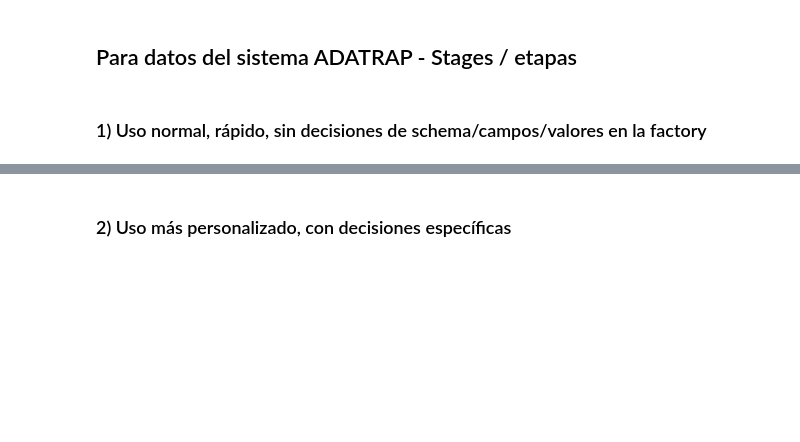
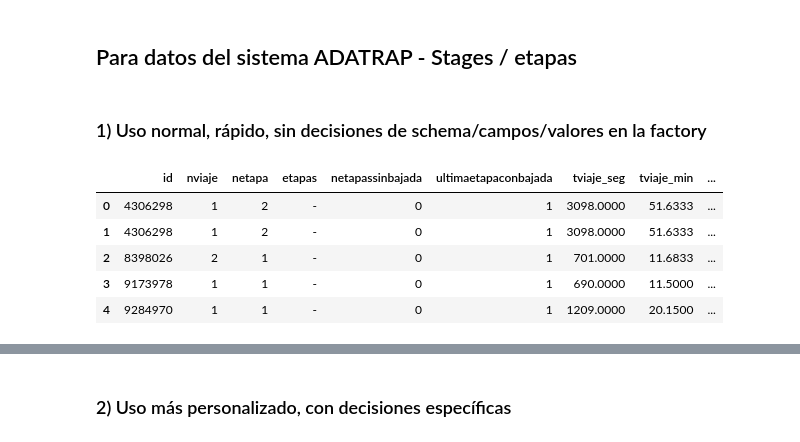
Before and after one commit to sebastianolmos/pylondrina, a Jupyter notebook: notebooks/usage_examples/import_trips/adatrap_import_levels.ipynb, the cells around one changed output, grey strips where cells are left out. Drawn from its saved outputs; the diff is of its cells as text; code cells hidden in the pictures; blank space fills up the shorter version.

```diff
--- a/notebooks/usage_examples/import_trips/adatrap_import_levels.ipynb
+++ b/notebooks/usage_examples/import_trips/adatrap_import_levels.ipynb
@@ -1587,0 +1619,10 @@ display(report_adatrap_custom.issues)
+# %%
+df_test = profile.preprocess(adatrap_viajes.head(1000))
+display(df_test.head())
+# %% [output]
+|  | id | nviaje | netapa | etapas | netapassinbajada | ultimaetapaconbajada | tviaje_seg | tviaje_min | ... |
+| 0 | 4306298 | 1 | 2 | - | 0 | 1 | 3098.0000 | 51.6333 | ... |
+| 1 | 4306298 | 1 | 2 | - | 0 | 1 | 3098.0000 | 51.6333 | ... |
+| 2 | 8398026 | 2 | 1 | - | 0 | 1 | 701.0000 | 11.6833 | ... |
+| 3 | 9173978 | 1 | 1 | - | 0 | 1 | 690.0000 | 11.5000 | ... |
+| 4 | 9284970 | 1 | 1 | - | 0 | 1 | 1209.0000 | 20.1500 | ... |
```
Also changed, not shown: parts of 5 cells of this notebook.
